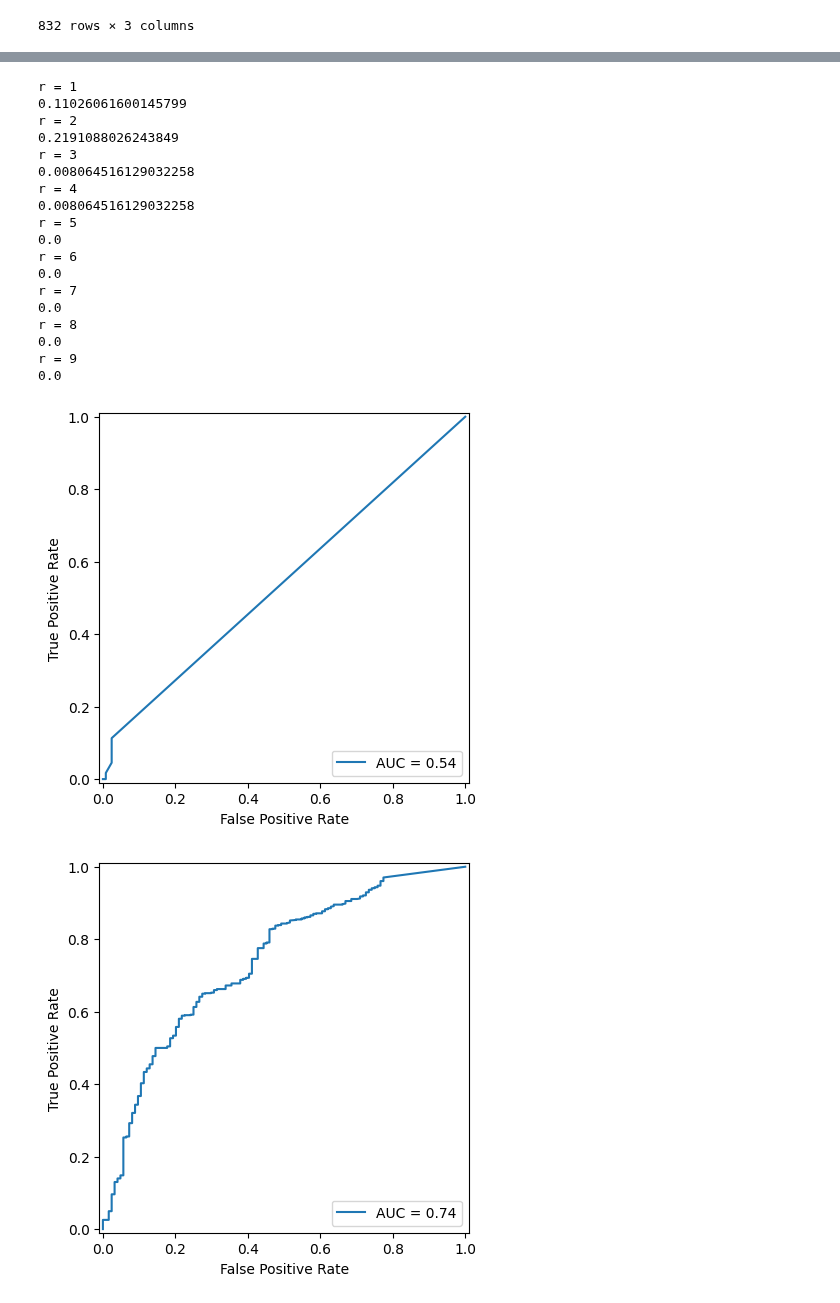
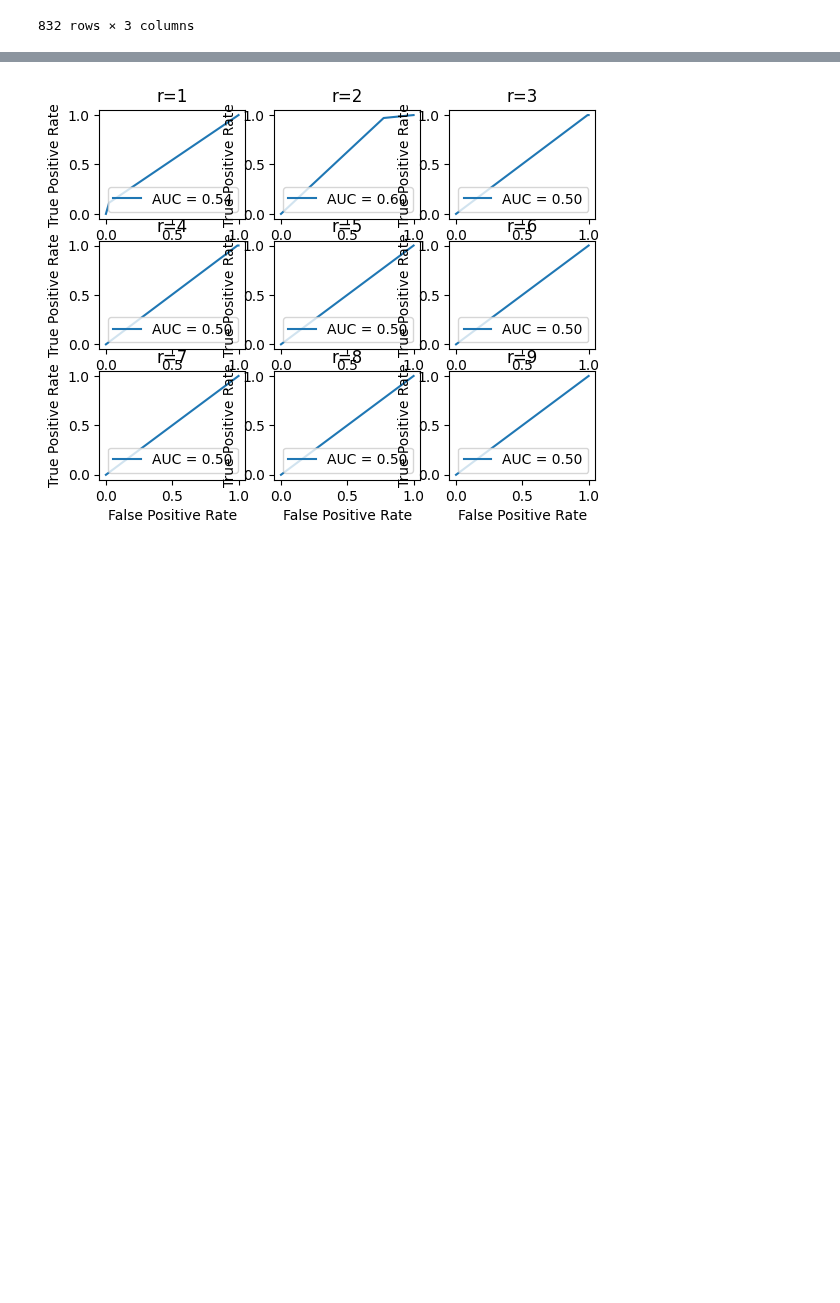
Before and after one commit to VaggelisSpi/NaCo_Project, a Jupyter notebook: naco_proj/assignment2/calculations.ipynb, the cells around one changed output, grey strips where cells are left out. Drawn from its saved outputs; the diff is of its cells as text; code cells hidden in the pictures; blank space fills up the shorter version.

Commit message:
Create a better plot for the different values of r
Made a plot grid of 9x9 and plot all the roc curves for r there

```diff
--- a/naco_proj/assignment2/calculations.ipynb
+++ b/naco_proj/assignment2/calculations.ipynb
@@ -53,46 +53,30 @@ roc.plot()
 # %%
+fig, ax = plt.subplots(3, 3)
+
 for r in range(1, 10):
-    print('r = ' + str(r))
+    # print('r = ' + str(r))
     data = pd.DataFrame()
     data['input'] = pd.read_csv(directory + 'english_tagalog.test', header=None)  # input sentence
     data['score'] = pd.read_csv(directory + 'res_' + str(r) + '.txt', header=None).astype(np.float32)  # anomaly score
     data['anomalous'] = 1
     data.loc[:123, 'anomalous'] = 0
     # anomalous or not: 124 * 0 + 708 * 1
 
     anomalous_data = data[data['anomalous'] == 1]
     sensitivity = len(anomalous_data[anomalous_data['score'] > r]) / len(anomalous_data)
 
     non_anomalous_data = data[data['anomalous'] == 0]
     specificity = len(non_anomalous_data[non_anomalous_data['score'] < r]) / len(non_anomalous_data)
     # specificity = 1 - specificity
 
     data['y'] = (data['score'] > r)
 
-    print(specificity * sensitivity)
-    fpr, tpr, thresholds = metrics.roc_curve(data['anomalous'], data['score'])
+    # print(specificity * sensitivity)
+    fpr, tpr, thresholds = metrics.roc_curve(data['anomalous'], data['y'])
     auc = metrics.auc(fpr, tpr)
-    auc = metrics.roc_auc_score(data['anomalous'], data['score'])
+    auc = metrics.roc_auc_score(data['anomalous'], data['y'])
     roc = metrics.RocCurveDisplay(fpr=fpr, tpr=tpr, roc_auc=auc)
-    roc.plot()
+    roc.plot(ax=ax[(r-1)//3, (r-1)%3])
+    ax[(r-1)//3, (r-1)%3].set_title(f"r={r}")
 # %% [output]
-r = 1
-0.11026061600145799
-r = 2
-0.2191088026243849
-r = 3
-0.008064516129032258
-r = 4
-0.008064516129032258
-r = 5
-0.0
-r = 6
-0.0
-r = 7
-0.0
-r = 8
-0.0
-r = 9
-0.0
-[figure, old version]
+[figure, new version]
-[figure, removed]
```
Also changed, not shown: parts of 3 cells of this notebook.
